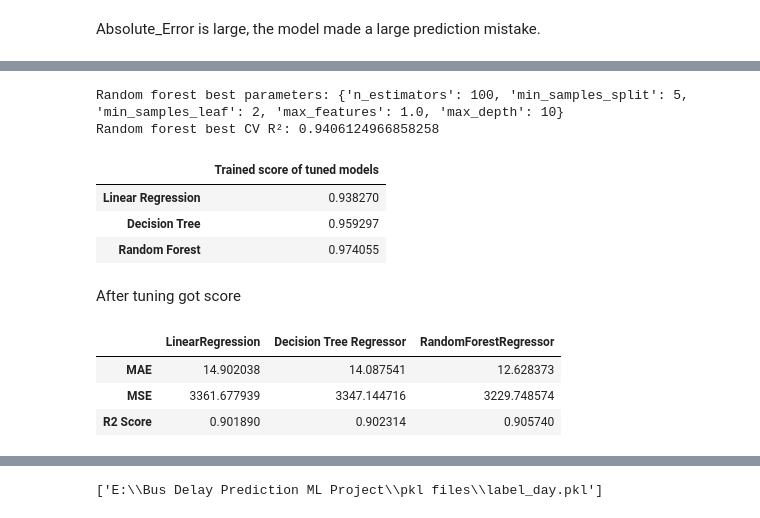
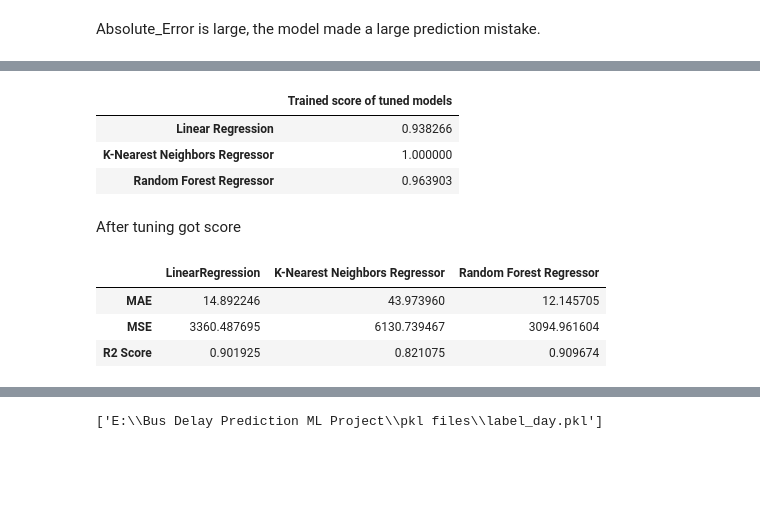
Before and after one commit to suryadev22092005-stack/Bus-Delay-prediction-project-ML, a Jupyter notebook: notebook/ML_Project_Bus_delay_Prediction.ipynb, the cells around one changed output, grey strips where cells are left out. Saved outputs shown, nothing was run; the diff lists cells and outputs as text; code cells hidden in the pictures; blank space fills up the shorter version.

```diff
--- a/notebook/ML_Project_Bus_delay_Prediction.ipynb
+++ b/notebook/ML_Project_Bus_delay_Prediction.ipynb
@@ -360,11 +361,11 @@ score
 # %% [markdown]
 Predict the balance 2 models
 # %%
-pred_y2=dtr.predict(test_x)
-pred_y3=rfr.predict(test_x)
+pred_y2=knr.predict(test_x)
+pred_y3=rfr.predict(test_x_copy)
 # %% [markdown]
 Used three metrics mean absolute error,mean square error and r2 score
 # %%
-pred_df=pd.DataFrame({"Linear Regression":[mean_absolute_error(test_y,pred_y1),mean_squared_error(test_y,pred_y1),r2_score(test_y,pred_y1)],'Decision Tree Regressor':[mean_absolute_error(test_y,pred_y2),mean_squared_error(test_y,pred_y2),r2_score(test_y,pred_y2)],'RandomForestRegressor':[mean_absolute_error(test_y,pred_y3),mean_squared_error(test_y,pred_y3),r2_score(test_y,pred_y3)]},index=['MAE','MSE','R2 Score'])
+pred_df=pd.DataFrame({"Linear Regression":[mean_absolute_error(test_y,pred_y1),mean_squared_error(test_y,pred_y1),r2_score(test_y,pred_y1)],'K-Nearest Neighbors Regressor':[mean_absolute_error(test_y,pred_y2),mean_squared_error(test_y,pred_y2),r2_score(test_y,pred_y2)],'RandomForestRegressor':[mean_absolute_error(test_y,pred_y3),mean_squared_error(test_y,pred_y3),r2_score(test_y,pred_y3)]},index=['MAE','MSE','R2 Score'])
 pred_df
 # %% [output]
@@ -509,22 +533,22 @@ Best Score: 0.9385310787155511
 # %%
-dt_param_dist = {
-    'max_depth': [None, 5, 10, 20, 30],
-    'min_samples_split': [2, 5, 10, 20],
-    'min_samples_leaf': [1, 2, 4, 8],
-    'max_features': [None, 'sqrt', 'log2']
+rf_param_dist = {
+    'n_estimators': [100, 200, 300, 500],
+    'max_depth': [None, 10, 20, 30],
+    'min_samples_split': [2, 5, 10],
+    'min_samples_leaf': [1, 2, 4],
+    'max_features': [1.0, 'sqrt', 'log2']
 }
 
-dt_search = GridSearchCV(
-    dtr,
-    dt_param_dist,
-    #n_iter=20,
+rf_search = GridSearchCV(
+    rfr,
+    rf_param_dist,
     scoring='r2',
-    cv=kf
+    cv=kf,n_jobs=-1
 )
 
-dt_search.fit(train_x, train_y)
+rf_search.fit(train_x, train_y)
 
-print("Decision tree best parameters:", dt_search.best_params_)
-print("Decision tree best CV R²:", dt_search.best_score_)
-best_dt_model = dt_search.best_estimator_
+print("Random forest best parameters:", rf_search.best_params_)
+print("Random forest best CV R²:", rf_search.best_score_)
+best_rf_model = rf_search.best_estimator_
 # %% [output]
@@ -533,48 +557,23 @@ Decision tree best CV R²: 0.940901141101761
-# %%
-rf_param_dist = {
-    'n_estimators': [100, 200, 300, 500],
-    'max_depth': [None, 10, 20, 30],
-    'min_samples_split': [2, 5, 10],
-    'min_samples_leaf': [1, 2, 4],
-    'max_features': [1.0, 'sqrt', 'log2']
-}
-
-rf_search = RandomizedSearchCV(
-    rfr,
-    rf_param_dist,
-    n_iter=10,
-    scoring='r2',
-    cv=kf,n_jobs=-1
-)
-
-rf_search.fit(train_x, train_y)
-
-print("Random forest best parameters:", rf_search.best_params_)
-print("Random forest best CV R²:", rf_search.best_score_)
-best_rf_model = rf_search.best_estimator_
-# %% [output]
-Random forest best parameters: {'n_estimators': 100, 'min_samples_split': 5, 'min_samples_leaf': 2, 'max_features': 1.0, 'max_depth': 10}
-Random forest best CV R²: 0.9406124966858258
 # %%
-score=pd.DataFrame({"Trained score of tuned models":[best_model.score(train_x,train_y), best_dt_model.score(train_x,train_y), best_rf_model.score(train_x,train_y)]}, index=['Linear Regression', 'Decision Tree', 'Random Forest'])
+score=pd.DataFrame({"Trained score of tuned models":[best_model.score(train_x,train_y), best_knr_model.score(train_x,train_y), best_rf_model.score(train_x,train_y)]}, index=['Linear Regression', 'K-Nearest Neighbors Regressor', 'Random Forest Regressor'])
 score
 # %% [output]
 |  | Trained score of tuned models |
-| Linear Regression | 0.938270 |
-| Decision Tree | 0.959297 |
-| Random Forest | 0.974055 |
+| Linear Regression | 0.938266 |
+| K-Nearest Neighbors Regressor | 1.000000 |
+| Random Forest Regressor | 0.963903 |
 # %%
 pred_y1=best_model.predict(test_x)
-pred_y2=best_dt_model.predict(test_x)
+pred_y2=best_knr_model.predict(test_x)
 pred_y3=best_rf_model.predict(test_x)
 # %% [markdown]
 After tuning got score
 # %%
-pred_df=pd.DataFrame({"LinearRegression":[mean_absolute_error(test_y,pred_y1),mean_squared_error(test_y,pred_y1),r2_score(test_y,pred_y1)],'Decision Tree Regressor':[mean_absolute_error(test_y,pred_y2),mean_squared_error(test_y,pred_y2),r2_score(test_y,pred_y2)],'RandomForestRegressor':[mean_absolute_error(test_y,pred_y3),mean_squared_error(test_y,pred_y3),r2_score(test_y,pred_y3)]},index=['MAE','MSE','R2 Score'])
+pred_df=pd.DataFrame({"LinearRegression":[mean_absolute_error(test_y,pred_y1),mean_squared_error(test_y,pred_y1),r2_score(test_y,pred_y1)],'K-Nearest Neighbors Regressor':[mean_absolute_error(test_y,pred_y2),mean_squared_error(test_y,pred_y2),r2_score(test_y,pred_y2)],'Random Forest Regressor':[mean_absolute_error(test_y,pred_y3),mean_squared_error(test_y,pred_y3),r2_score(test_y,pred_y3)]},index=['MAE','MSE','R2 Score'])
 pred_df
 # %% [output]
-|  | LinearRegression | Decision Tree Regressor | RandomForestRegressor |
-| MAE | 14.902038 | 14.087541 | 12.628373 |
-| MSE | 3361.677939 | 3347.144716 | 3229.748574 |
-| R2 Score | 0.901890 | 0.902314 | 0.905740 |
+|  | LinearRegression | K-Nearest Neighbors Regressor | Random Forest Regressor |
+| MAE | 14.892246 | 43.973960 | 12.145705 |
+| MSE | 3360.487695 | 6130.739467 | 3094.961604 |
+| R2 Score | 0.901925 | 0.821075 | 0.909674 |
 # %% [markdown]
```
Also changed, not shown: parts of 25 cells of this notebook.
